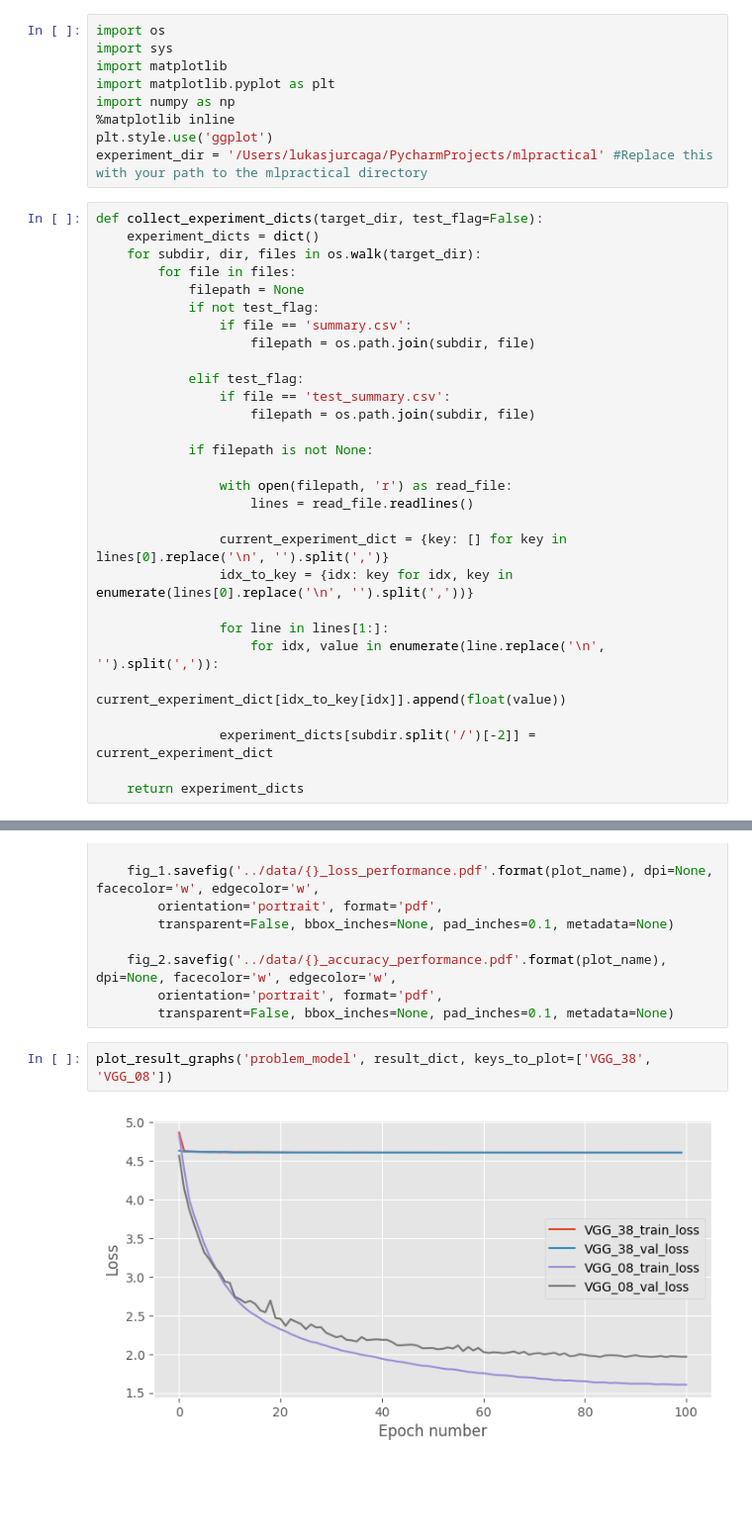
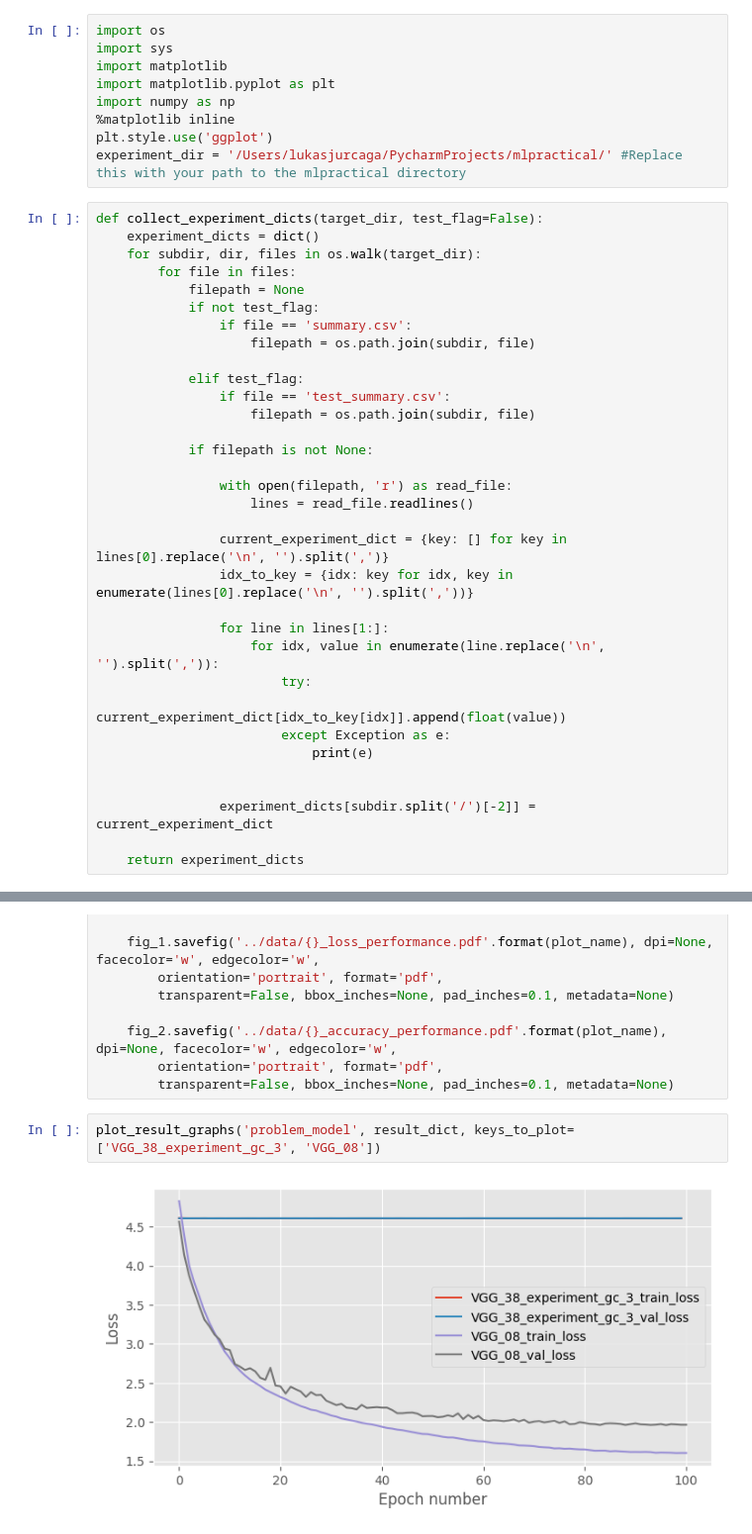
Before and after one commit to Lukas-Jurcaga/mlpractical, a Jupyter notebook: notebooks/Plot_Results.ipynb, the cells around one changed output, grey strips where cells are left out. Shown: that part at 99% size. Drawn from its saved outputs; the diff is of its cells as text; blank space fills up the shorter version.

```diff
--- a/notebooks/Plot_Results.ipynb
+++ b/notebooks/Plot_Results.ipynb
@@ -6,7 +6,7 @@ import matplotlib.pyplot as plt
 import numpy as np
 %matplotlib inline
 plt.style.use('ggplot')
-experiment_dir = '/Users/lukasjurcaga/PycharmProjects/mlpractical' #Replace this with your path to the mlpractical directory
+experiment_dir = '/Users/lukasjurcaga/PycharmProjects/mlpractical/' #Replace this with your path to the mlpractical directory
 # %%
 def collect_experiment_dicts(target_dir, test_flag=False):
     experiment_dicts = dict()
@@ -31,7 +31,11 @@ def collect_experiment_dicts(target_dir, test_flag=False):
 
                 for line in lines[1:]:
                     for idx, value in enumerate(line.replace('\n', '').split(',')):
-                        current_experiment_dict[idx_to_key[idx]].append(float(value))
+                        try:
+                            current_experiment_dict[idx_to_key[idx]].append(float(value))
+                        except Exception as e:
+                            print(e)
+
 
                 experiment_dicts[subdir.split('/')[-2]] = current_experiment_dict
 
@@ -84,6 +94,6 @@ def plot_result_graphs(plot_name, stats, keys_to_plot, notebook=True):
         orientation='portrait', format='pdf',
         transparent=False, bbox_inches=None, pad_inches=0.1, metadata=None)
 # %%
-plot_result_graphs('problem_model', result_dict, keys_to_plot=['VGG_38', 'VGG_08'])
+plot_result_graphs('problem_model', result_dict, keys_to_plot=['VGG_38_experiment_gc_3', 'VGG_08'])
 # %% [output]
-[figure, old version]
+[figure, new version]
```
Also changed, not shown: parts of 3 cells of this notebook, 4 other files.
